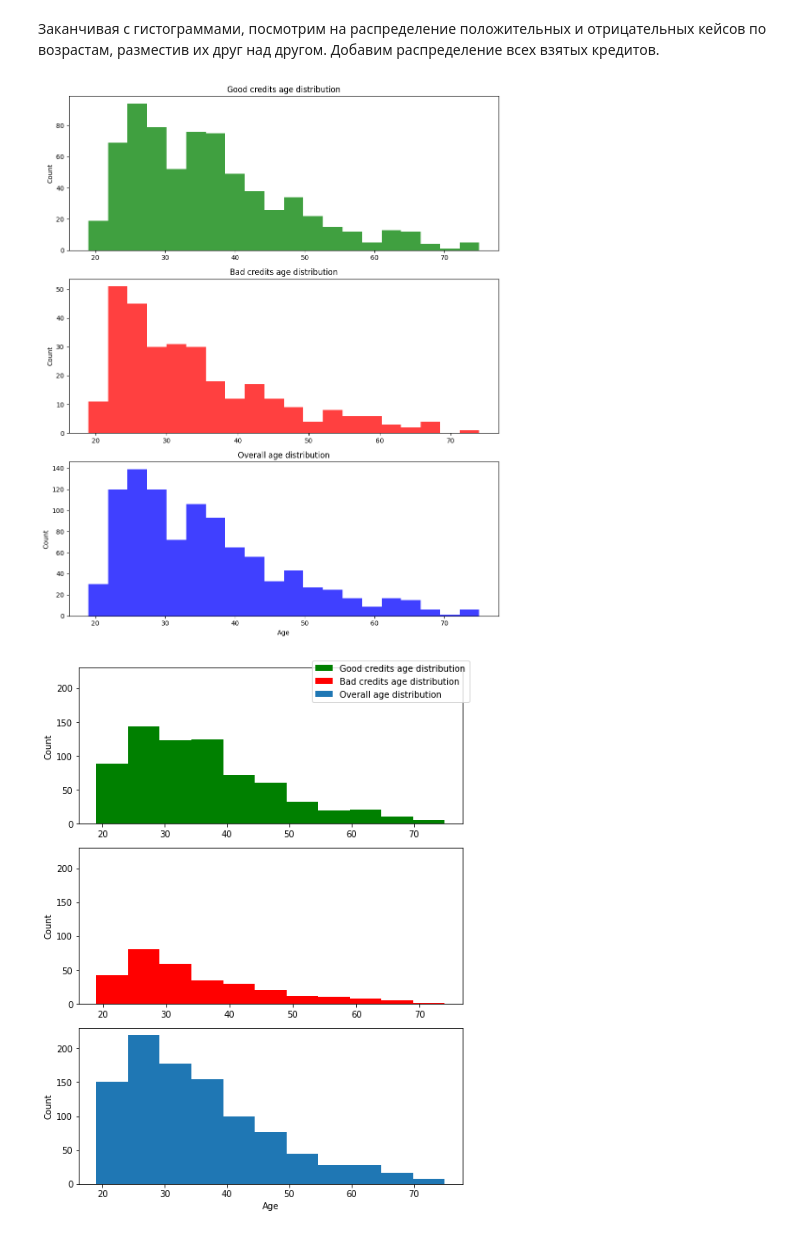
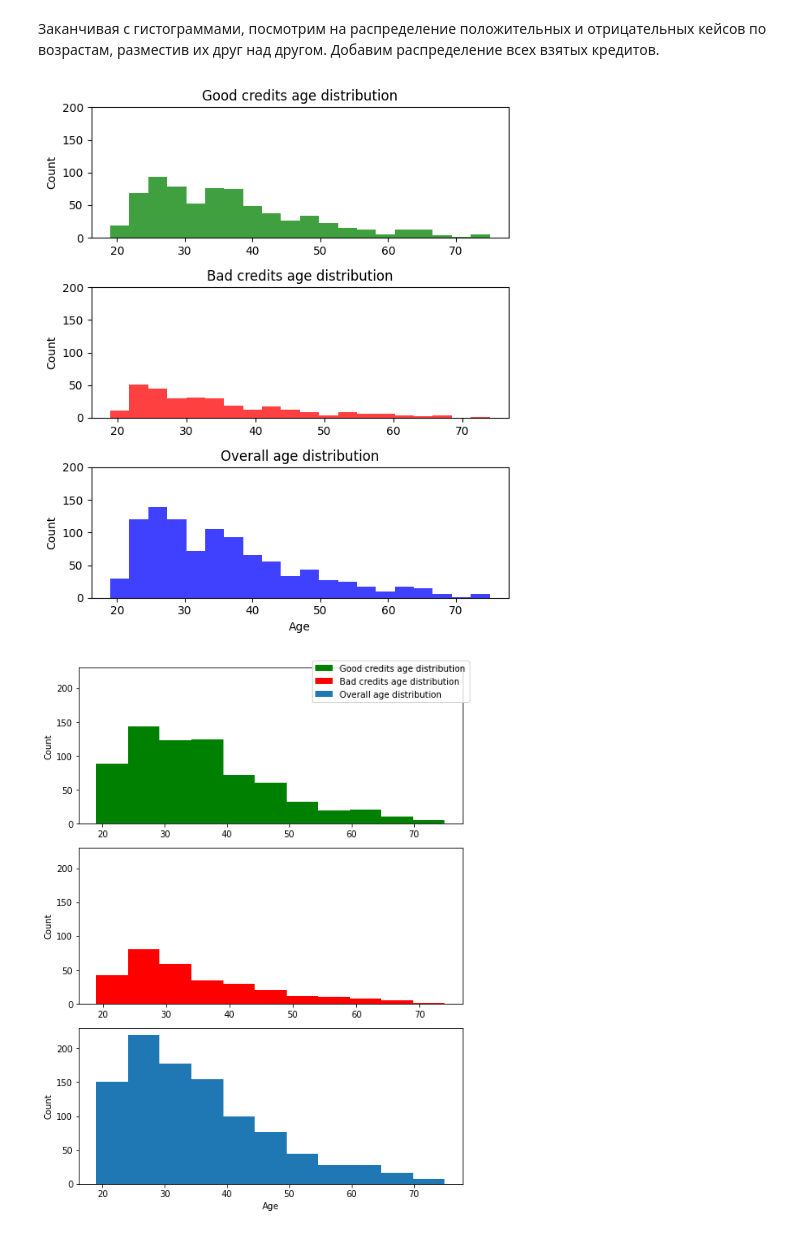
Before and after one commit to kirillkobychev/MLHSE, a Jupyter notebook: Домашнее_задание_3_Визуализации_в_Python.ipynb, the cells around one changed output. Saved outputs shown, nothing was run; the diff lists cells and outputs as text; code cells hidden in the pictures.

```diff
--- a/Домашнее_задание_3_Визуализации_в_Python.ipynb
+++ b/Домашнее_задание_3_Визуализации_в_Python.ipynb
@@ -169,30 +169,33 @@ plt.show()
 # %% [markdown]
 Заканчивая с гистограммами, посмотрим на распределение положительных и отрицательных кейсов по возрастам, разместив их друг над другом. Добавим распределение всех взятых кредитов.
 # %%
-plt.figure(figsize=(10, 12))
+plt.figure(figsize=(6, 7))
 
 plt.subplot(3, 1, 1)
-sns.histplot(df[df['credit_risk'] == 'good'], x='age', bins=20, color='green', edgecolor=None)
+sns.histplot(data = df[df['credit_risk'] == 'good'], x='age', bins=20, color='green', edgecolor=None)
 plt.title('Good credits age distribution')
 plt.ylabel('Count')
 plt.xlabel('')
+plt.ylim(0,200)
 
 plt.subplot(3, 1, 2)
-sns.histplot(df[df['credit_risk'] == 'bad'], x='age', bins=20, color='red', edgecolor=None)
+sns.histplot(data = df[df['credit_risk'] == 'bad'], x='age', bins=20, color='red', edgecolor=None)
 plt.title('Bad credits age distribution')
 plt.ylabel('Count')
 plt.xlabel('')
+plt.ylim(0,200)
 
 plt.subplot(3, 1, 3)
-sns.histplot(df, x='age', bins=20, color='blue', edgecolor=None)
+sns.histplot(data = df, x='age', bins=20, color='blue', edgecolor=None)
 plt.title('Overall age distribution')
 plt.xlabel('Age')
 plt.ylabel('Count')
+plt.ylim(0,200)
 
 plt.tight_layout()
 plt.show()
 # %% [output]
-[figure, old version]
+[figure, new version]
 # %%
 # то что должно получиться
 # %% [output]
```
